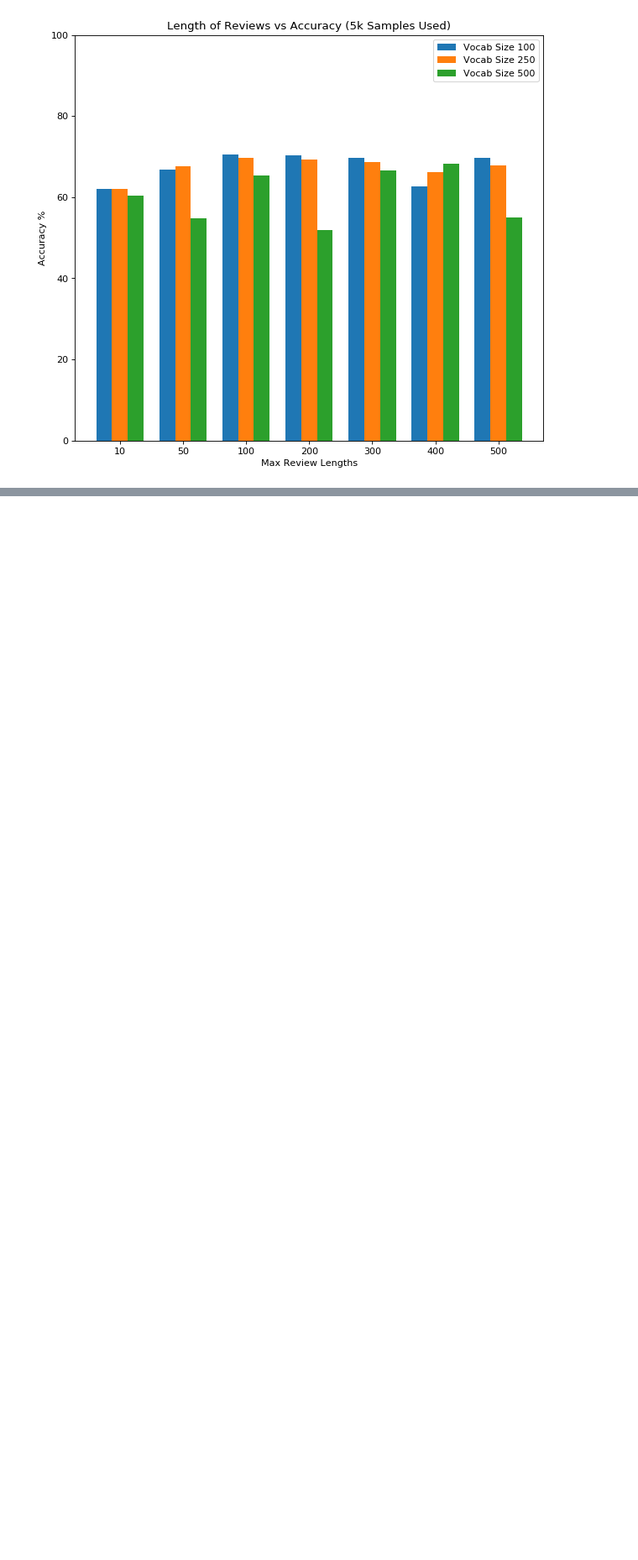
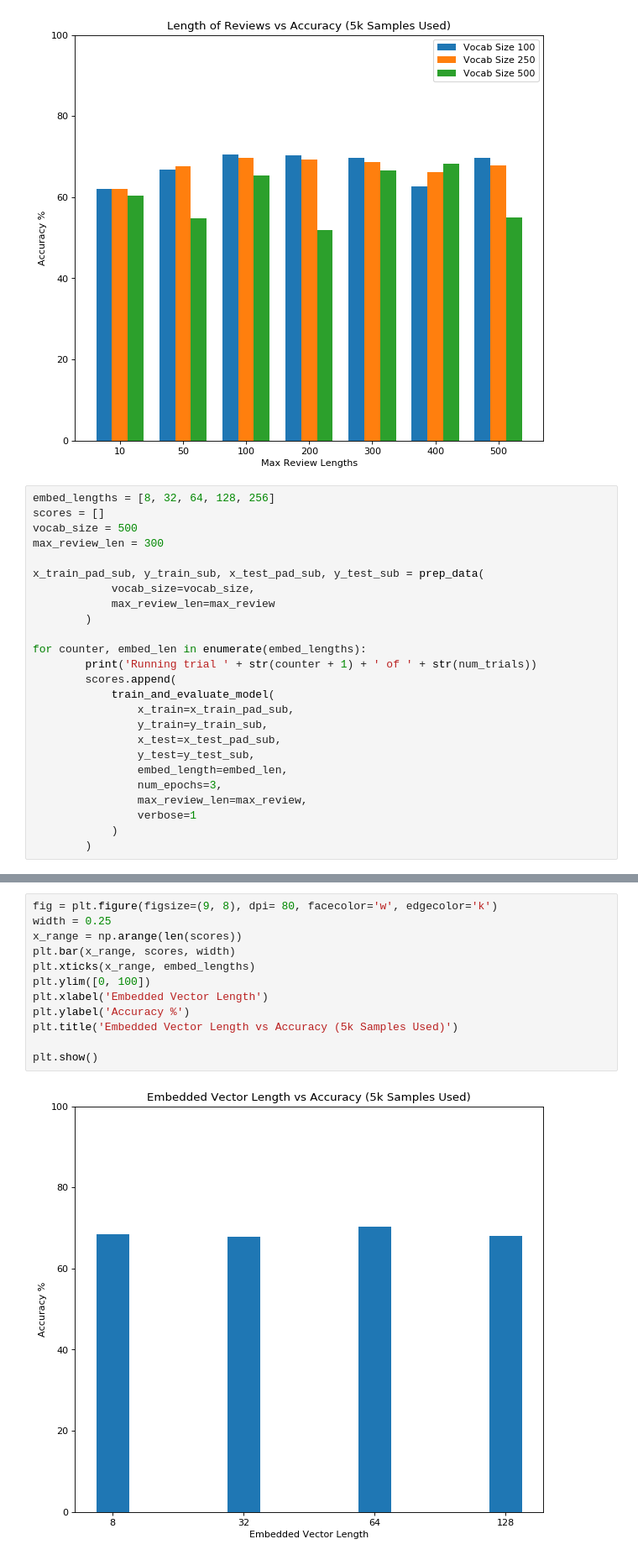
Before and after one commit to mmicatka/sentiment_analysis, a Jupyter notebook: IMDB Parameter Sweeps.ipynb, the cells around one changed output, grey strips where cells are left out. Shown at 84% size. Saved outputs shown, nothing was run; the diff lists cells and outputs as text; blank space fills up the shorter version.

```diff
--- a/IMDB Parameter Sweeps.ipynb
+++ b/IMDB Parameter Sweeps.ipynb
@@ -142,3 +142,28 @@ plt.legend(legend_values)
 plt.show()
 # %% [output]
 [figure]
+# %%
+embed_lengths = [8, 32, 64, 128, 256]
+scores = []
+vocab_size = 500
+max_review_len = 300
+
+x_train_pad_sub, y_train_sub, x_test_pad_sub, y_test_sub = prep_data(
+            vocab_size=vocab_size,
+            max_review_len=max_review
+        )
+
+for counter, embed_len in enumerate(embed_lengths):
+        print('Running trial ' + str(counter + 1) + ' of ' + str(num_trials))
+        scores.append(
+            train_and_evaluate_model(
+                x_train=x_train_pad_sub,
+                y_train=y_train_sub,
+                x_test=x_test_pad_sub,
+                y_test=y_test_sub,
+                embed_length=embed_len,
+                num_epochs=3,
+                max_review_len=max_review,
+                verbose=1
+            )
+        )
@@ -144,0 +188,14 @@ plt.show()
+# %%
+fig = plt.figure(figsize=(9, 8), dpi= 80, facecolor='w', edgecolor='k')
+width = 0.25
+x_range = np.arange(len(scores))
+plt.bar(x_range, scores, width)
+plt.xticks(x_range, embed_lengths)
+plt.ylim([0, 100])
+plt.xlabel('Embedded Vector Length')
+plt.ylabel('Accuracy %')
+plt.title('Embedded Vector Length vs Accuracy (5k Samples Used)')
+
+plt.show()
+# %% [output]
+[figure, added]
```
Also changed, not shown: parts of 3 cells of this notebook.
